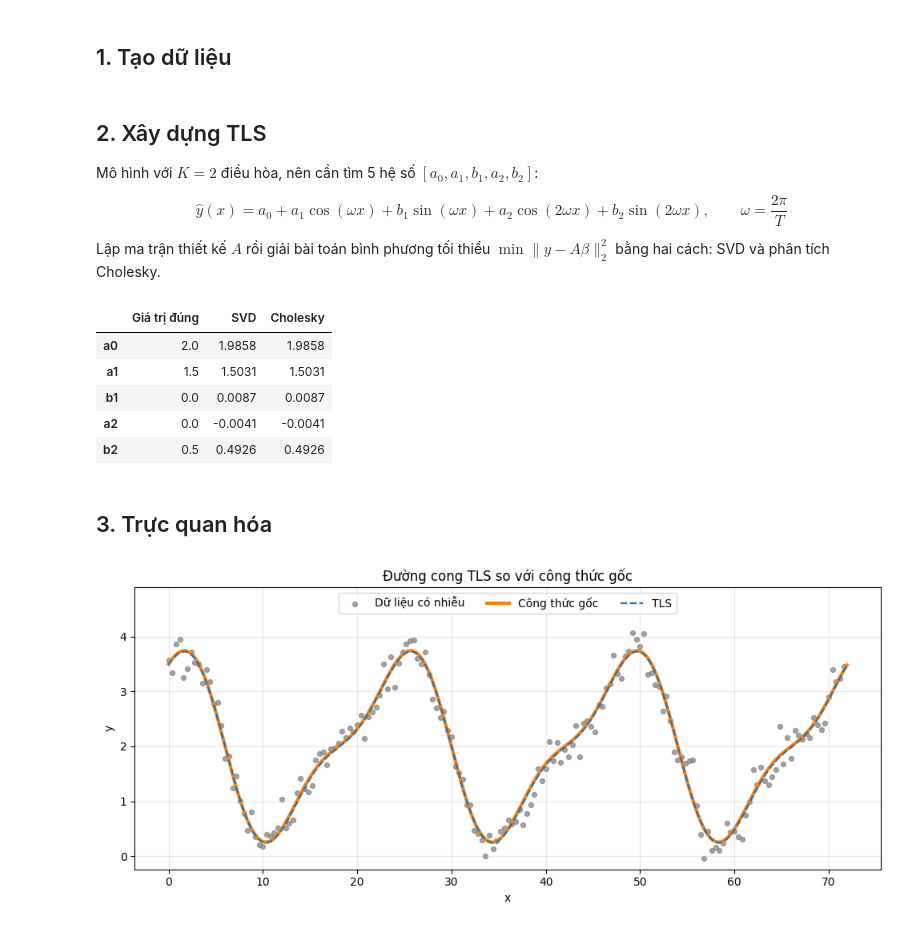
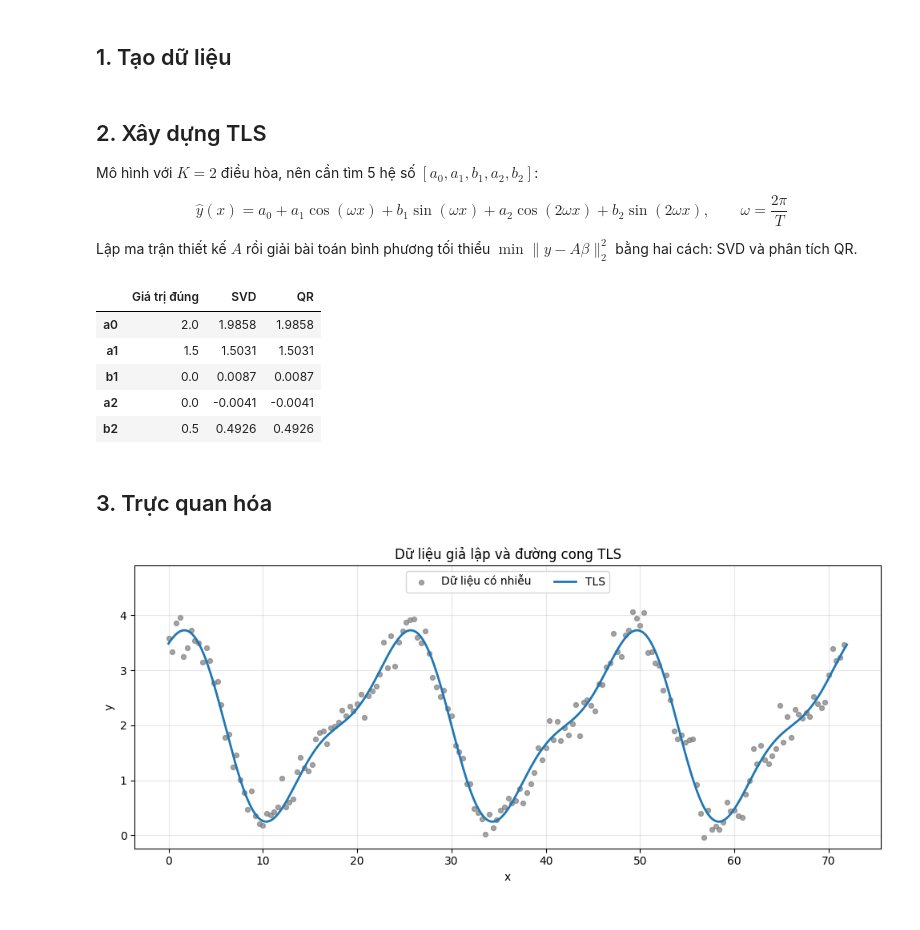
Before and after one commit to thiennguyen37-qn/Trigonometric_Least_Square, a Jupyter notebook: tls_synthetic.ipynb, the cells around one changed output. Drawn from its saved outputs; the diff is of its cells as text; code cells hidden in the pictures.

```diff
--- a/tls_synthetic.ipynb
+++ b/tls_synthetic.ipynb
@@ -31,7 +31,7 @@ Mô hình với $K = 2$ điều hòa, nên cần tìm 5 hệ số $[a_0, a_1, b_
 
 $$\hat y(x) = a_0 + a_1\cos(\omega x) + b_1\sin(\omega x) + a_2\cos(2\omega x) + b_2\sin(2\omega x), \qquad \omega = \frac{2\pi}{T}$$
 
-Lập ma trận thiết kế $A$ rồi giải bài toán bình phương tối thiểu $\min \lVert y - A\beta \rVert_2^2$ bằng hai cách: SVD và phân tích Cholesky.
+Lập ma trận thiết kế $A$ rồi giải bài toán bình phương tối thiểu $\min \lVert y - A\beta \rVert_2^2$ bằng hai cách: SVD và phân tích QR.
 # %%
 def design_matrix(x, period, K):
     omega = 2 * np.pi / period
@@ -54,10 +53,10 @@ beta_cholesky = np.linalg.solve(L.T, z)
 # %%
 pd.DataFrame(
-    {"Giá trị đúng": [2.0, 1.5, 0.0, 0.0, 0.5], "SVD": beta_svd.round(4), "Cholesky": beta_cholesky.round(4)},
+    {"Giá trị đúng": [2.0, 1.5, 0.0, 0.0, 0.5], "SVD": beta_svd.round(4), "QR": beta_qr.round(4)},
     index=["a0", "a1", "b1", "a2", "b2"],
 )
 # %% [output]
-|  | Giá trị đúng | SVD | Cholesky |
+|  | Giá trị đúng | SVD | QR |
 | a0 | 2.0 | 1.9858 | 1.9858 |
 | a1 | 1.5 | 1.5031 | 1.5031 |
 | b1 | 0.0 | 0.0087 | 0.0087 |
@@ -68,15 +67,14 @@ pd.DataFrame(
 # %%
 x_plot = np.linspace(0, 72, 1000, endpoint=False)
 
 fig, ax = plt.subplots(figsize=(10, 4.5))
 ax.scatter(x, y, s=18, color="tab:gray", alpha=0.7, label="Dữ liệu có nhiễu")
-ax.plot(x_plot, f(x_plot), lw=3, color="tab:orange", label="Công thức gốc")
-ax.plot(x_plot, design_matrix(x_plot, T, K) @ beta_svd, lw=1.6, ls="--", color="tab:blue", label="TLS")
-ax.set(xlabel="x", ylabel="y", title="Đường cong TLS so với công thức gốc")
+ax.plot(x_plot, design_matrix(x_plot, T, K) @ beta_svd, lw=2, color="tab:blue", label="TLS")
+ax.set(xlabel="x", ylabel="y", title="Dữ liệu giả lập và đường cong TLS")
 ax.set_ylim(top=4.9)
 ax.grid(alpha=0.3)
-ax.legend(loc="upper center", ncol=3)
+ax.legend(loc="upper center", ncol=2)
 fig.tight_layout()
 plt.show()
 # %% [output]
-[figure, old version]
+[figure, new version]
```
Also changed, not shown: parts of 1 cell of this notebook.
